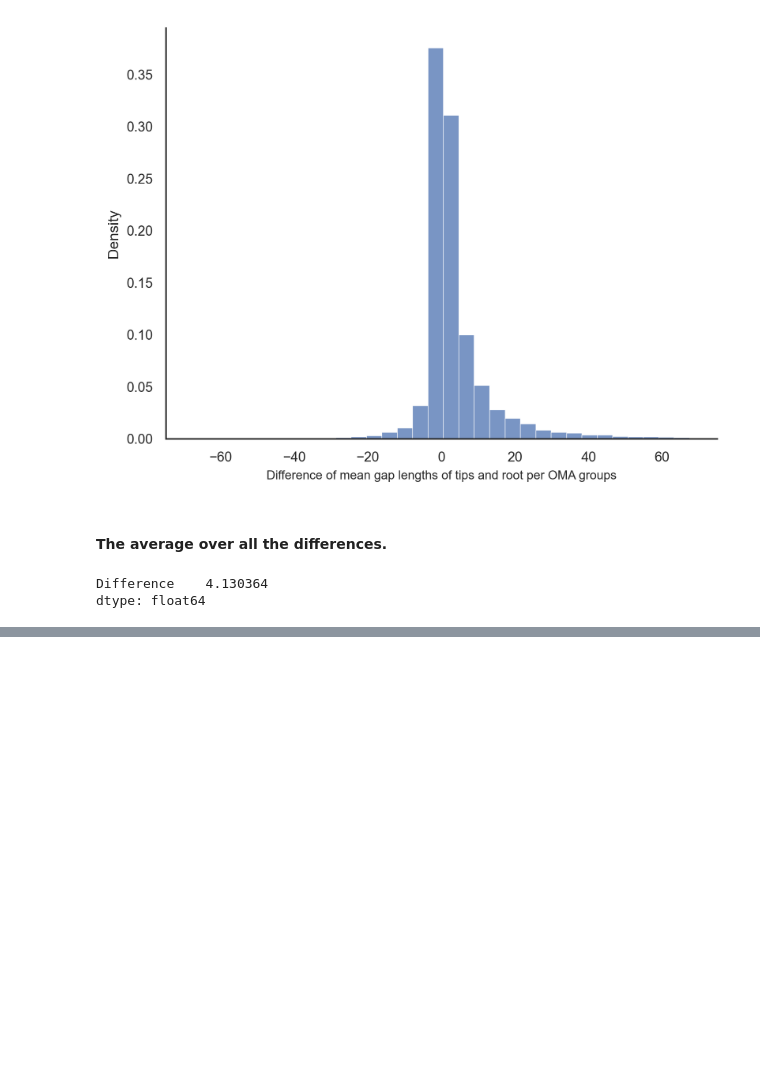
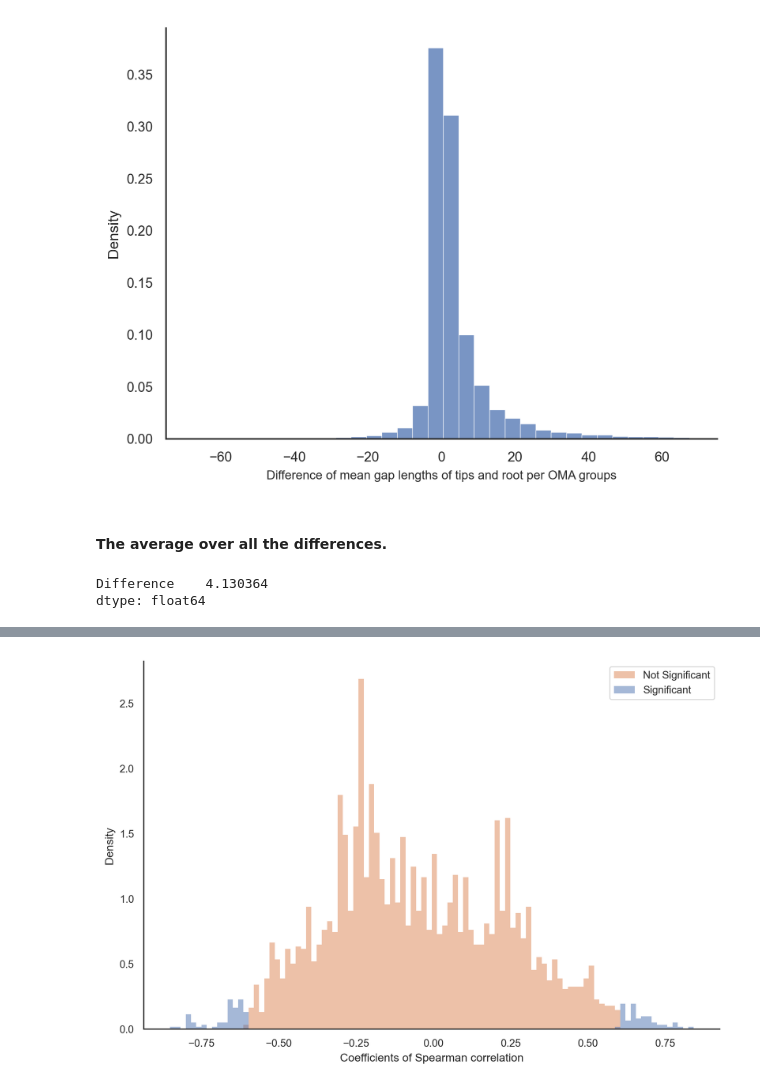
Before and after one commit to acg-team/Single-character-indel-ASR-preserves-long-indels, a Jupyter notebook: mammals_02_dynamic_of_gaps.ipynb, the cells around one changed output, grey strips where cells are left out. Drawn from its saved outputs; the diff is of its cells as text; code cells hidden in the pictures; blank space fills up the shorter version.

Commit message:
Modified: Revisions added including the plots related to sub samples.

```diff
--- a/mammals_02_dynamic_of_gaps.ipynb
+++ b/mammals_02_dynamic_of_gaps.ipynb
@@ -173,0 +293,14 @@ dtype: float64
+# %%
+df_spearman_coef = pd.read_csv("./02_sub_df_spearman_coef_gappy_w_p_value.csv")
+# Set the significant level
+df_spearman_coef['Significant level'] = pd.cut(df_spearman_coef['p-val'], [0, 0.05, 1], labels=["Significant", "Not significant"])
+#df_spearman_coef
+
+ax = sns.displot(df_spearman_coef, x='coef', hue='Significant level',  #shrink=.8 ,
+    bins=100, linewidth=0, kde=False, stat="density",  aspect=1.5,  legend=False)
+ax.set(ylabel='Density', xlabel='Coefficients of Spearman correlation') #title='Distribution of the Spearman Correlation Coefficients on Mammalian Data'
+
+plt.legend(title='', loc='upper right', labels=[ 'Not Significant', 'Significant'])
+plt.show(ax)
+# %% [output]
+[figure, added]
```
Also changed, not shown: parts of 17 cells of this notebook.
